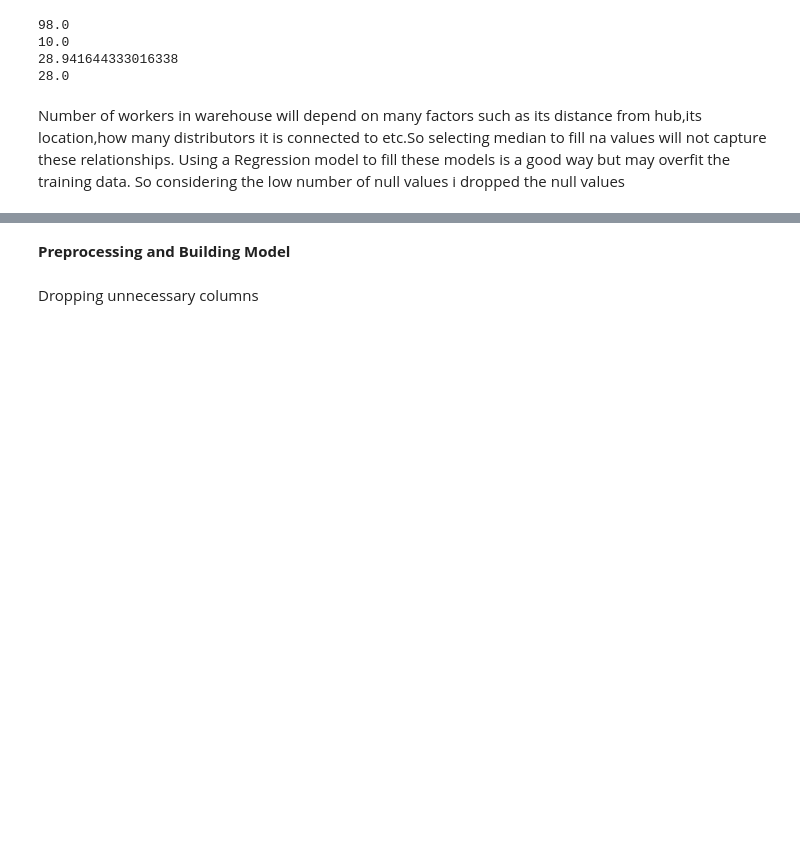
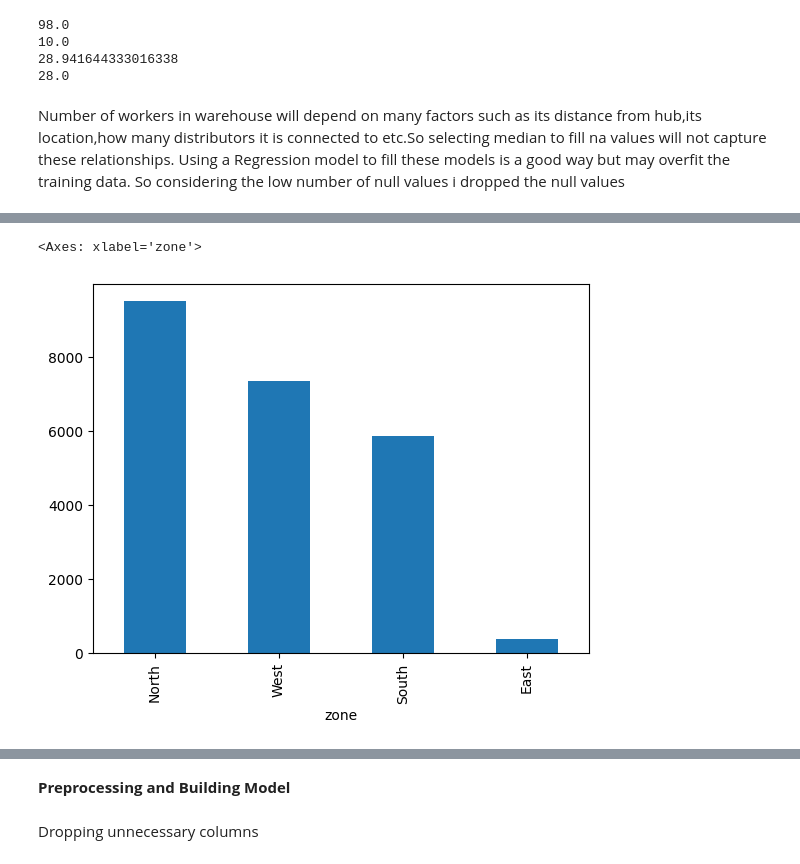
Before and after one commit to SamarthJ03/Supply-Chain-Optimzation, a Jupyter notebook: Supply_chain.ipynb, the cells around one changed output, grey strips where cells are left out. Cells and saved outputs as stored; diff of their text form; code cells hidden in the pictures; blank space fills up the shorter version.

```diff
--- a/Supply_chain.ipynb
+++ b/Supply_chain.ipynb
@@ -167,0 +214,5 @@ Number of workers in warehouse will depend on many factors such as its distance
+# %%
+fmcg['zone'].value_counts().plot(kind='bar')
+# %% [output]
+<Axes: xlabel='zone'>
+[figure, added]
```
Also changed, not shown: parts of 29 cells of this notebook.
